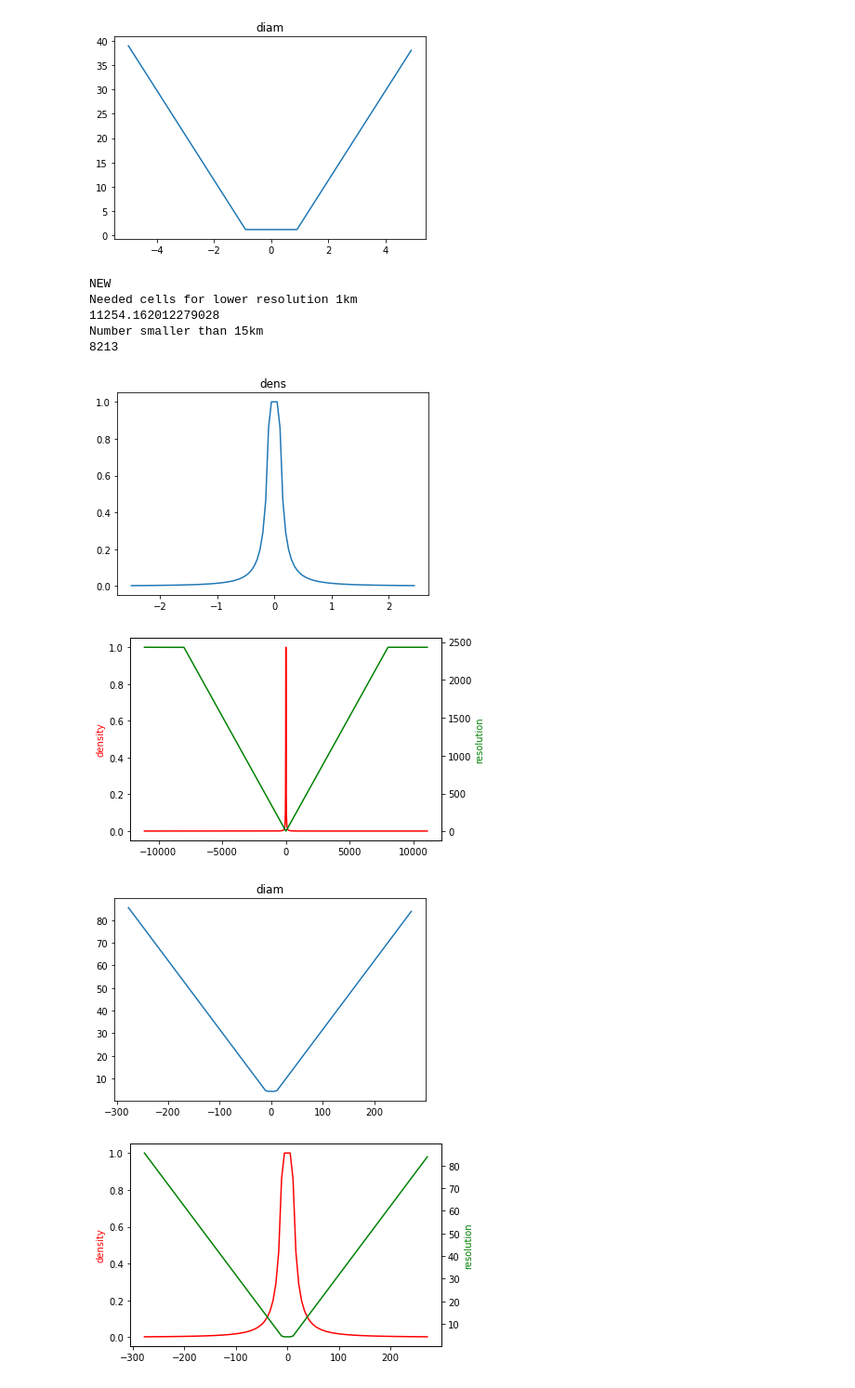
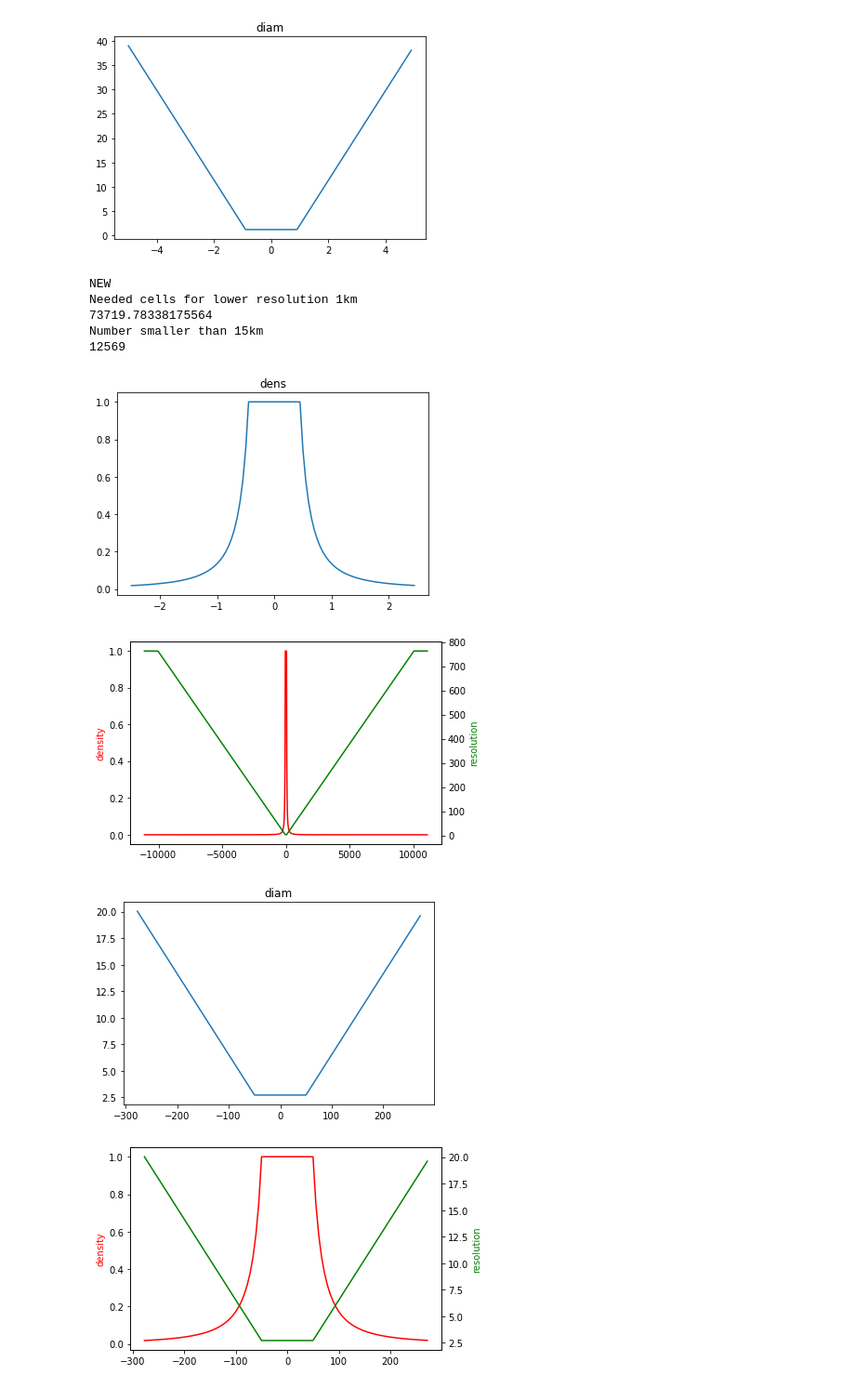
Before and after one commit to marta-gil/iModel, a Jupyter notebook: newdensfunc-ideas.ipynb, the cells around one changed output. Shown at 93% size. Drawn from its saved outputs; the diff is of its cells as text; code cells hidden in the pictures.

```diff
--- a/newdensfunc-ideas.ipynb
+++ b/newdensfunc-ideas.ipynb
@@ -37,10 +37,6 @@ def density_function_dists(dists, gammas=20, radkm=100, epsilons=8000, resmin =
         dens_f = dens_f / gammas ** 4
 
     elif mode == 'new':
-        resmin = 1.0
-        reslim = 15.0
-        xlim = 200.0
-
         dens_f[closer_to_center] = resmin
         dens_f[transition_zone] = resmin + (dists[transition_zone] - radkm)*(reslim - resmin)/xlim
         dens_f[far_from_center] = resmin + epsilons*(reslim - resmin)/xlim
@@ -289,39 +285,39 @@ def dens2res(N_cells, step=0.1, plot=True, **kwargs):
         plt.show()
         plt.close()
 
         rangedists = dists[len(lons0)//2-50:len(lons0)//2+50]
         rangeres= resolution_cells[len(lats0)//2, len(lons0)//2-50:len(lons0)//2+50]
 
         plt.plot(rangedists, rangeres)
         plt.title("diam")
         plt.show()
         plt.close()
 
         plt.plot(rangedists, rangedens, 'red')
         plt.gca().yaxis.label.set_color('red')
         plt.ylabel('density')
         ax2 = plt.gca().twinx()
         ax2.plot(rangedists, rangeres, 'green')
         ax2.yaxis.label.set_color('green')
         ax2.set_ylabel('resolution')
         plt.show()
         plt.close()
 
     return resolution_cells
 
 print('NEW')
-res = dens2res(600, step=0.05, radkm=10, resmin=1.0,
-               epsilons=8000, reslim = 16.0, xlim = 300.0)
+res = dens2res(10000, step=0.05, radkm=50, resmin=1.0,
+               epsilons=10000, reslim = 15.0, xlim = 500.0)
 
 #print('OLD')
-#res = dens2res(163842, step=0.05, radkm=10, epsilons=3000, gammas=20, mode='old')
+res = dens2res(10000, step=0.05, radkm=50, epsilons=5000, gammas=5, mode='old')
 # %% [output]
 NEW
 Needed cells for lower resolution 1km
-11254.162012279028
+73719.78338175564
 Number smaller than 15km
-8213
+12569
-[figure, old version]
+[figure, new version]
-[figure, old version]
+[figure, new version]
-[figure, old version]
+[figure, new version]
-[figure, old version]
+[figure, new version]
```
Also changed, not shown: parts of 1 cell of this notebook, 4 other files.
